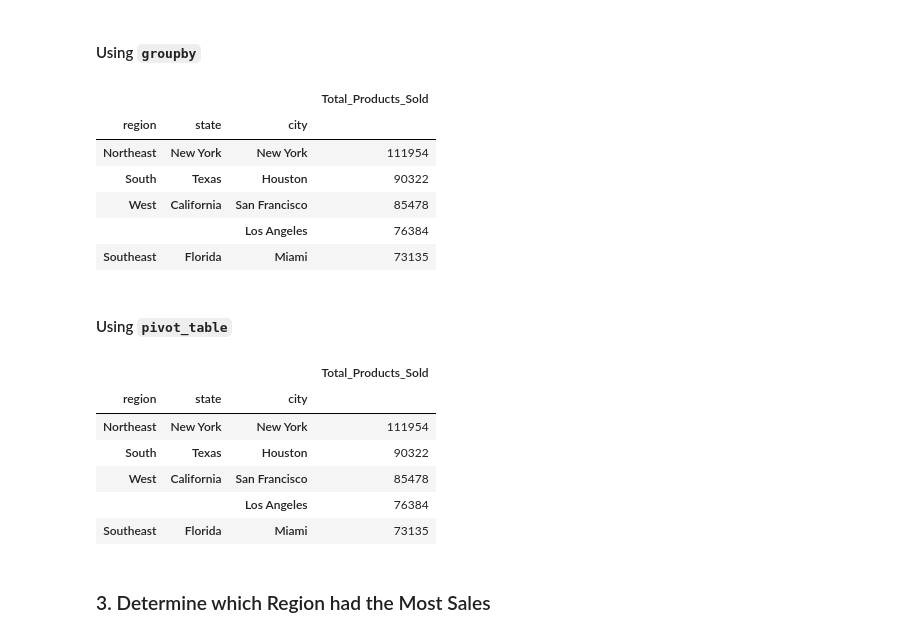
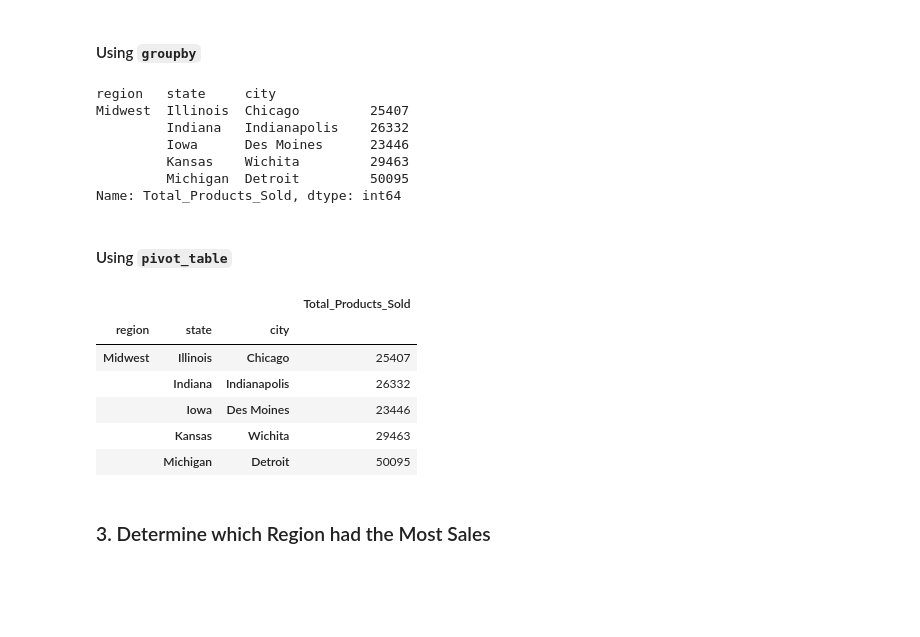
Before and after one commit to DanB369/athletic_sales_analysis, a Jupyter notebook: athletic_sales_analysis.ipynb, the cells around one changed output. Drawn from its saved outputs; the diff is of its cells as text; code cells hidden in the pictures; blank space fills up the shorter version.

```diff
--- a/athletic_sales_analysis.ipynb
+++ b/athletic_sales_analysis.ipynb
@@ -158,5 +158,7 @@ dtypes: float64(1), int64(4), object(7)
 memory usage: 904.2+ KB
 # %%
 # Convert the "invoice_date" to a datetime datatype
-sales_2020_2021_row_data = sales_2020_2021_row_data.rename(columns={"invoice_date": "date_time"}
+sales_2020_2021_row_data = sales_2020_2021_row_data.rename(columns={"invoice_date": "date_time"})
+
+sales_2020_2021_row_data
 # %% [output]
@@ -202,35 +205,41 @@ memory usage: 904.2+ KB
 # %%
 # Show the number products sold for region, state, and city.
 # Rename the sum to "Total_Products_Sold".
-
+sales_products_sold_group = sales_2020_2021_row_data.groupby(['region', 'state', 'city'])['units_sold'].sum().rename("Total_Products_Sold")
 
 # Show the top 5 results.
+sales_products_sold_group.head(5)
 # %% [output]
-|  |  |  | Total_Products_Sold |
-| region | state | city |  |
-| Northeast | New York | New York | 111954 |
-| South | Texas | Houston | 90322 |
-| West | California | San Francisco | 85478 |
-|  |  | Los Angeles | 76384 |
-| Southeast | Florida | Miami | 73135 |
+region   state     city
+Midwest  Illinois  Chicago         25407
+         Indiana   Indianapolis    26332
+         Iowa      Des Moines      23446
+         Kansas    Wichita         29463
+         Michigan  Detroit         50095
+Name: Total_Products_Sold, dtype: int64
 # %% [markdown]
 #### Using `pivot_table`
 # %%
 # Show the number products sold for region, state, and city.
-
+pivot_table_sales_sum = pd.pivot_table(sales_2020_2021_row_data,
+                                       values='units_sold',
+                                       index=['region', 'state', 'city'],
+                                       aggfunc='sum')
 
 # Rename the "units_sold" column to "Total_Products_Sold"
-
+pivot_table_sales_sum = pivot_table_sales_sum.rename(columns={'units_sold': 'Total_Products_Sold'})
 
 # Show the top 5 results.
+
+pivot_table_sales_sum.head(5)
 # %% [output]
 |  |  |  | Total_Products_Sold |
 | region | state | city |  |
-| Northeast | New York | New York | 111954 |
-| South | Texas | Houston | 90322 |
-| West | California | San Francisco | 85478 |
-|  |  | Los Angeles | 76384 |
-| Southeast | Florida | Miami | 73135 |
+| Midwest | Illinois | Chicago | 25407 |
+|  | Indiana | Indianapolis | 26332 |
+|  | Iowa | Des Moines | 23446 |
+|  | Kansas | Wichita | 29463 |
+|  | Michigan | Detroit | 50095 |
 # %% [markdown]
 ### 3. Determine which Region had the Most Sales
 # %% [markdown]
```
Also changed, not shown: parts of 6 cells of this notebook.
